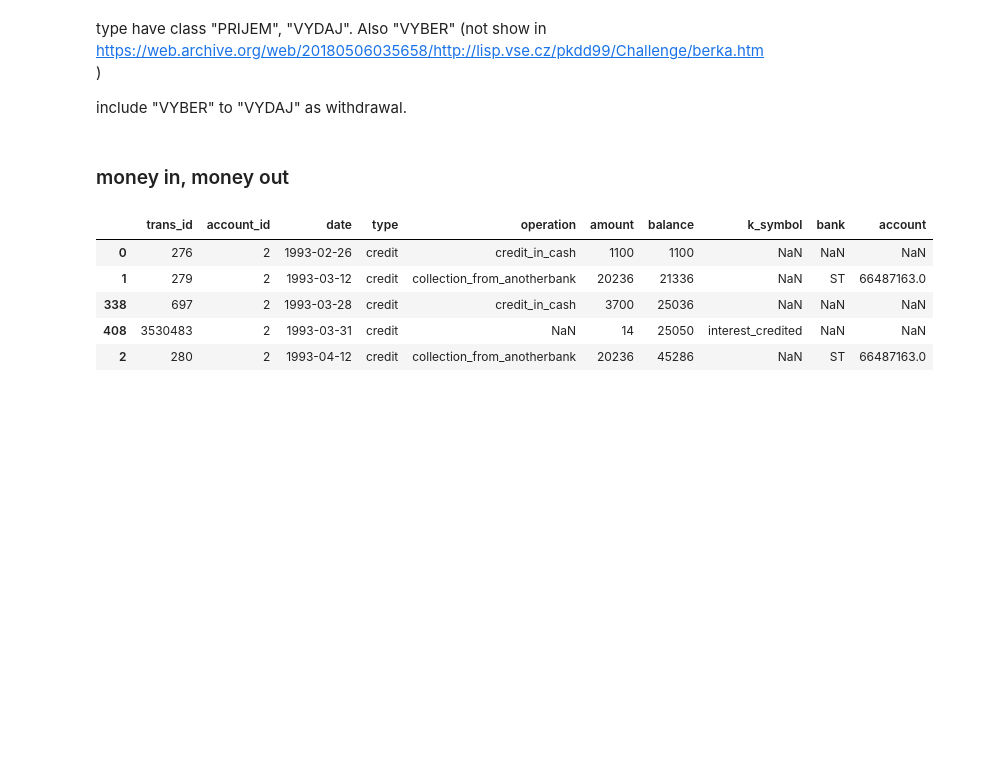
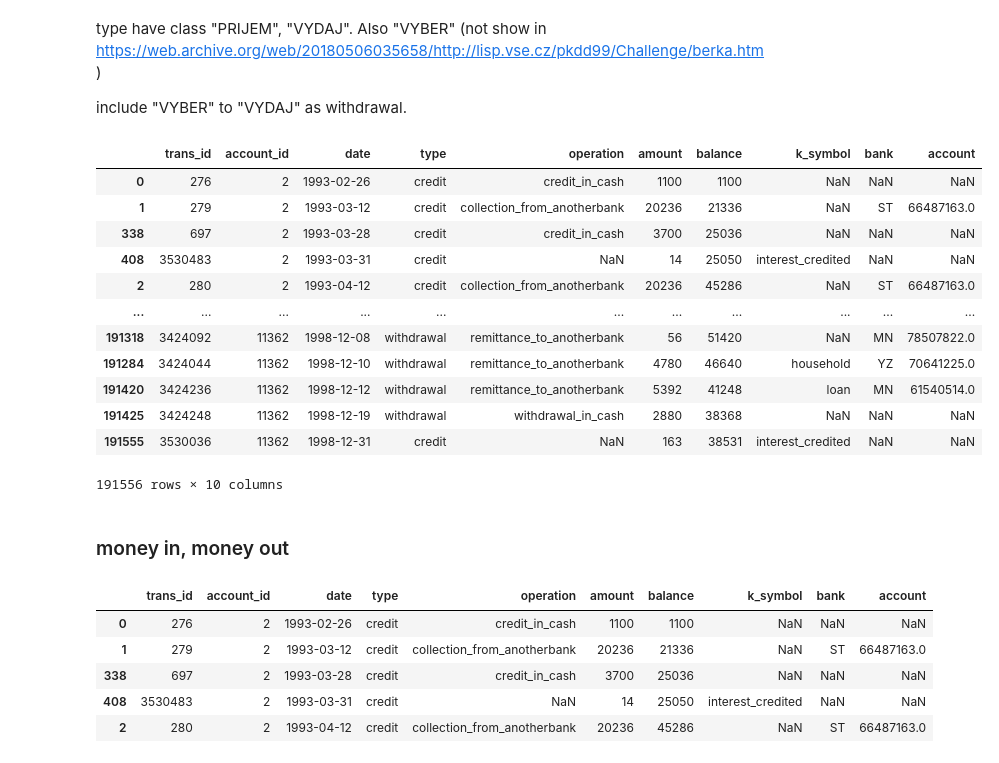
Before and after one commit to sorayutmild/loan-default-prediction, a Jupyter notebook: data_manipulation.ipynb, the cells around one changed output. Cells and saved outputs as stored; diff of their text form; code cells hidden in the pictures; blank space fills up the shorter version.

```diff
--- a/data_manipulation.ipynb
+++ b/data_manipulation.ipynb
@@ -179,28 +320,45 @@ include "VYBER" to "VYDAJ" as withdrawal.
 # %%
 trans_df = trans_df.sort_values(by=['account_id', 'date'])
 trans_df = trans_df.copy()
 # type
 trans_df.loc[trans_df['type']=="PRIJEM", 'type'] = 'credit'
 trans_df.loc[trans_df['type']=="VYDAJ", 'type'] = 'withdrawal'
 trans_df.loc[trans_df['type']=="VYBER", 'type'] = 'withdrawal'
 
 # operation
 trans_df.loc[trans_df['operation']=="VYBER KARTOU", 'operation'] = 'credit_card_withdrawal'
 trans_df.loc[trans_df['operation']=="VKLAD", 'operation'] = 'credit_in_cash'
 trans_df.loc[trans_df['operation']=="PREVOD Z UCTU", 'operation'] = 'collection_from_anotherbank'
 trans_df.loc[trans_df['operation']=="VYBER", 'operation'] = 'withdrawal_in_cash'
 trans_df.loc[trans_df['operation']=="PREVOD NA UCET", 'operation'] = 'remittance_to_anotherbank'
 
 # k_symbol
 trans_df.loc[trans_df['k_symbol']=="POJISTNE", 'k_symbol'] = 'insurrance'
 trans_df.loc[trans_df['k_symbol']=="SLUZBY", 'k_symbol'] = 'payment_for_statement'
 trans_df.loc[trans_df['k_symbol']=="UROK", 'k_symbol'] = 'interest_credited'
 trans_df.loc[trans_df['k_symbol']=="SANKC. UROK", 'k_symbol'] = 'sanction_interest_neg_bal'
 trans_df.loc[trans_df['k_symbol']=="SIPO", 'k_symbol'] = 'household'
 trans_df.loc[trans_df['k_symbol']=="DUCHOD", 'k_symbol'] = 'old-age_pension'
 trans_df.loc[trans_df['k_symbol']=="UVER", 'k_symbol'] = 'loan'
 
+# date
+trans_df['date'] = str_to_datetime(trans_df['date'])
+
 trans_df
+# %% [output]
+|  | trans_id | account_id | date | type | operation | amount | balance | k_symbol | bank | account |
+| 0 | 276 | 2 | 1993-02-26 | credit | credit_in_cash | 1100 | 1100 | NaN | NaN | NaN |
+| 1 | 279 | 2 | 1993-03-12 | credit | collection_from_anotherbank | 20236 | 21336 | NaN | ST | 66487163.0 |
+| 338 | 697 | 2 | 1993-03-28 | credit | credit_in_cash | 3700 | 25036 | NaN | NaN | NaN |
+| 408 | 3530483 | 2 | 1993-03-31 | credit | NaN | 14 | 25050 | interest_credited | NaN | NaN |
+| 2 | 280 | 2 | 1993-04-12 | credit | collection_from_anotherbank | 20236 | 45286 | NaN | ST | 66487163.0 |
+| ... | ... | ... | ... | ... | ... | ... | ... | ... | ... | ... |
+| 191318 | 3424092 | 11362 | 1998-12-08 | withdrawal | remittance_to_anotherbank | 56 | 51420 | NaN | MN | 78507822.0 |
+| 191284 | 3424044 | 11362 | 1998-12-10 | withdrawal | remittance_to_anotherbank | 4780 | 46640 | household | YZ | 70641225.0 |
+| 191420 | 3424236 | 11362 | 1998-12-12 | withdrawal | remittance_to_anotherbank | 5392 | 41248 | loan | MN | 61540514.0 |
+| 191425 | 3424248 | 11362 | 1998-12-19 | withdrawal | withdrawal_in_cash | 2880 | 38368 | NaN | NaN | NaN |
+| 191555 | 3530036 | 11362 | 1998-12-31 | credit | NaN | 163 | 38531 | interest_credited | NaN | NaN |
+191556 rows × 10 columns
 # %%
 # add_prefix_to_colnames(trans_df, prefix='trans_').to_csv('table_csv/transaction.csv', index=False)
 # %% [markdown]
```
Also changed, not shown: parts of 52 cells of this notebook, 4 other files.
